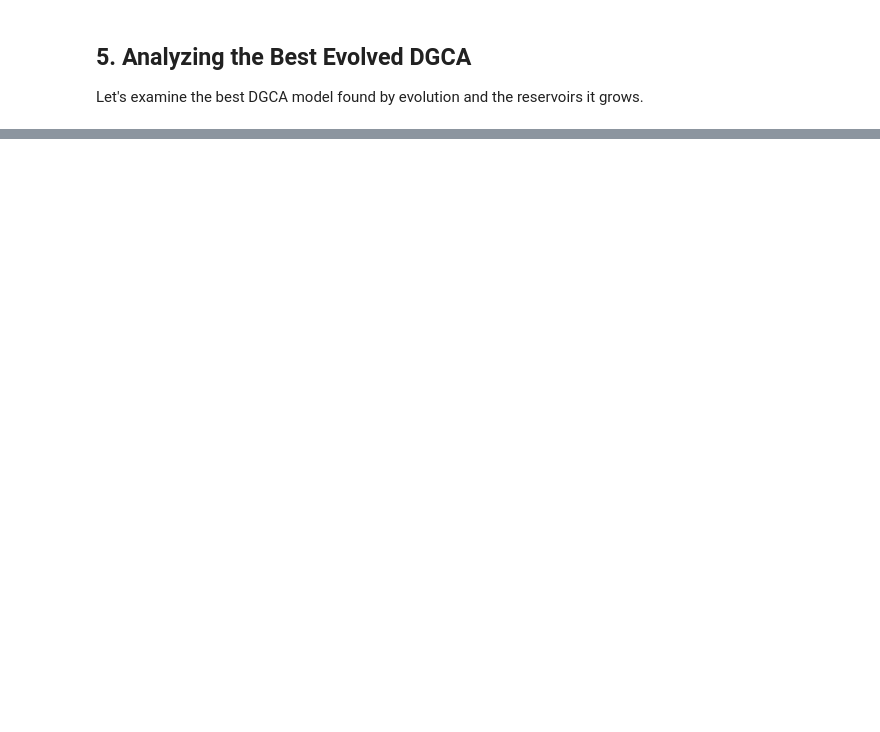
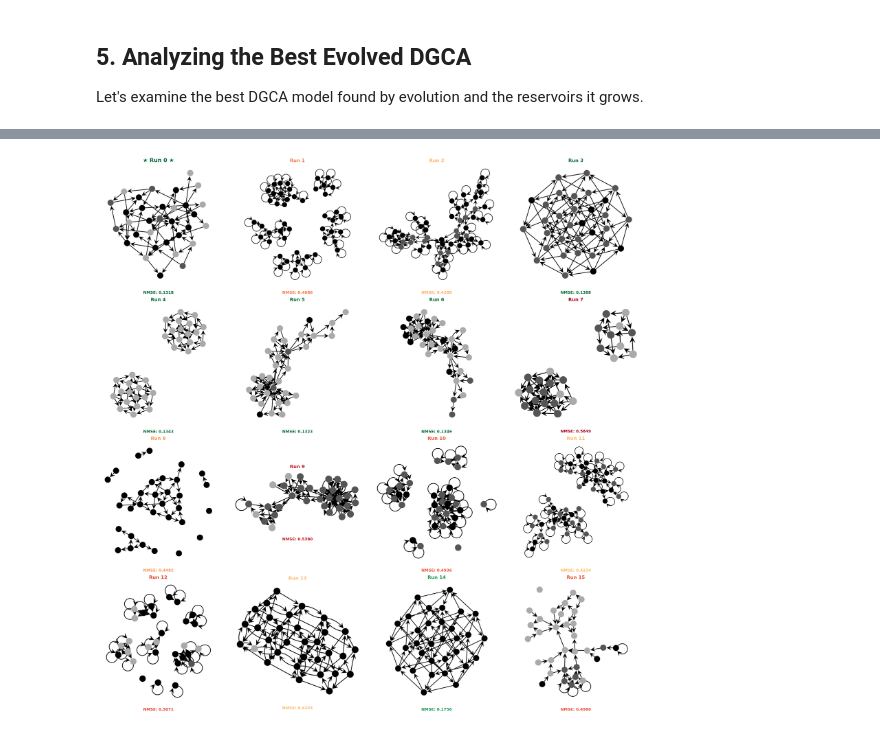
Before and after one commit to ikernunezca/alife2025, a Jupyter notebook: dgca_examples.ipynb, the cells around one changed output, grey strips where cells are left out. Drawn from its saved outputs; the diff is of its cells as text; code cells hidden in the pictures; blank space fills up the shorter version.

```diff
--- a/dgca_examples.ipynb
+++ b/dgca_examples.ipynb
@@ -455,0 +485,18 @@ Growth trajectory of best model:
+# %%
+# Run 4 evolutionary instances in parallel
+n_runs = 16
+
+print(f"Running {n_runs} evolutionary instances in parallel...\n")
+
+with mp.Pool(processes=n_runs) as pool:
+    results = pool.map(run_evolution, range(n_runs))
+
+# Find best result
+best = min(results, key=lambda x: x['fitness'])
+
+print("\nResults:")
+for r in results:
+    marker = " ← BEST" if r['run_id'] == best['run_id'] else ""
+    print(f"Run {r['run_id']}: NMSE = {r['fitness']:.6f}{marker}")
+
+print(f"\nBest: Run {best['run_id']} with NMSE = {best['fitness']:.6f}")
@@ -455,0 +523,53 @@ Growth trajectory of best model:
+# %%
+# Visualize all results
+import math
+import os
+
+# Auto-detect grid size (prefer square layout)
+n_cols = math.ceil(math.sqrt(n_runs))
+n_rows = math.ceil(n_runs / n_cols)
+
+fig, axes = plt.subplots(n_rows, n_cols, figsize=(5*n_cols, 5*n_rows))
+axes = axes.flatten() if n_runs > 1 else [axes]
+
+# Get fitness range for color mapping
+fitnesses = [r['fitness'] for r in results]
+min_fitness = min(fitnesses)
+max_fitness = max(fitnesses)
+fitness_range = max_fitness - min_fitness if max_fitness > min_fitness else 1
+
+for i, r in enumerate(results):
+    if r['reservoir'] and r['reservoir'].size() > 0:
+        filename = f"run_{r['run_id']}.png"
+        r['reservoir'].draw_gt(output=filename, output_size=(400, 400))
+        img = plt.imread(filename)
+        axes[i].imshow(img)
+        axes[i].axis('off')
+
+        # Color code based on fitness (greener = better/lower NMSE)
+        norm_fitness = (r['fitness'] - min_fitness) / fitness_range
+        color = plt.cm.RdYlGn_r(norm_fitness)  # Reverse so green is better
+
+        title = f"Run {r['run_id']}"
+        if r['run_id'] == best['run_id']:
+            title = f"★ {title} ★"
+
+        axes[i].set_title(title, fontsize=14 if r['run_id'] == best['run_id'] else 12,
+                         fontweight='bold', color=color)
+
+        # Add fitness value below the plot
+        axes[i].text(0.5, -0.05, f'NMSE: {r["fitness"]:.4f}',
+                    transform=axes[i].transAxes,
+                    ha='center', va='top', fontsize=10, color=color, fontweight='bold')
+
+        if os.path.exists(filename):
+            os.remove(filename)
+
+# Hide any unused subplots
+for i in range(n_runs, len(axes)):
+    axes[i].axis('off')
+
+plt.tight_layout()
+plt.show()
+# %% [output]
+[figure, added]
```
Also changed, not shown: parts of 17 cells of this notebook, 17 other files.
